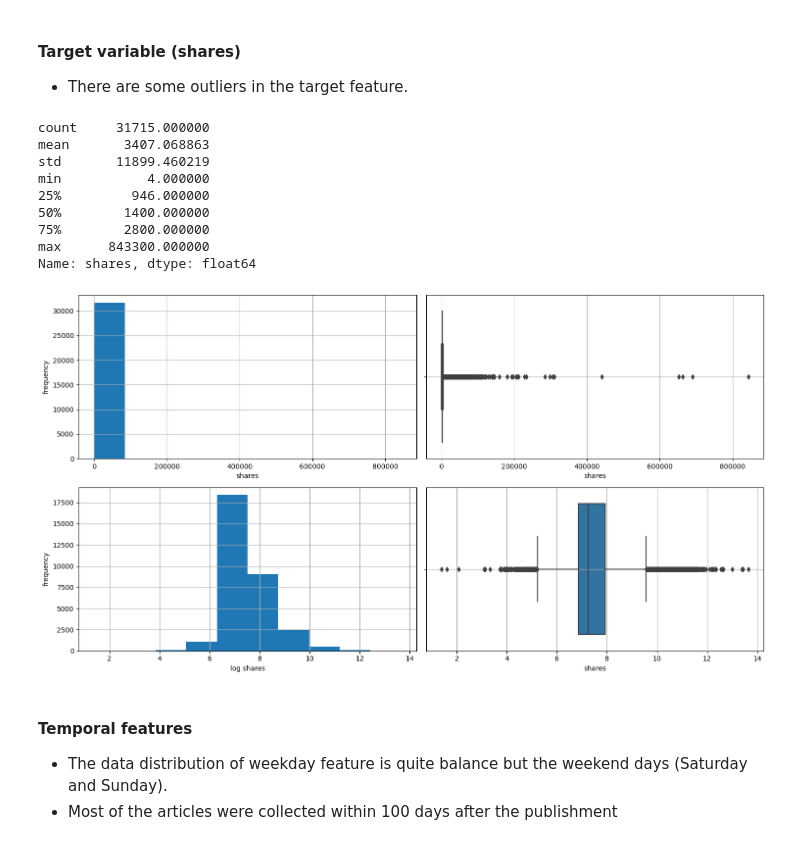
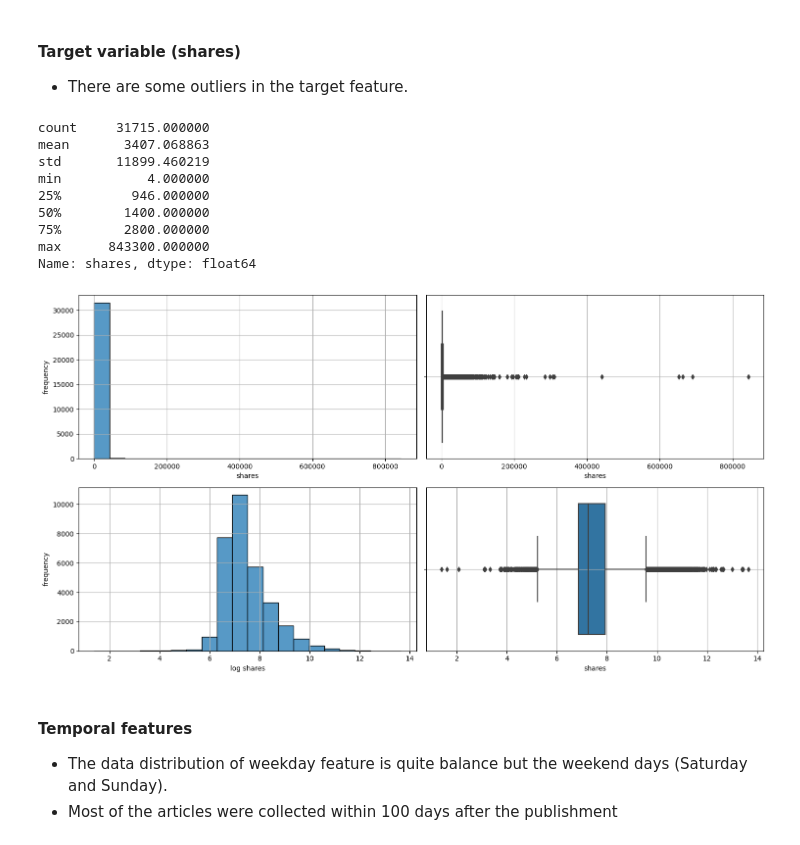
Before and after one commit to lolloberga/predict-shares-online-news, a Jupyter notebook: dataset_exploration.ipynb, the cells around one changed output. Drawn from its saved outputs; the diff is of its cells as text; code cells hidden in the pictures.

```diff
--- a/dataset_exploration.ipynb
+++ b/dataset_exploration.ipynb
@@ -56,34 +56,34 @@ df_dev['shares'].isna().sum()
 # %%
 # Shares features
 print(df_dev['shares'].describe())
 
 fig, ax = plt.subplots(2,2, figsize=(15,8))
-ax[0][0].hist(df_dev['shares'])
+sns.histplot(df_dev['shares'], bins=20, kde=False, ax=ax[0][0])
 ax[0][0].grid()
 ax[0][0].set_xlabel('shares')
 ax[0][0].set_ylabel('frequency')
 sns.boxplot(x=df_dev['shares'], ax=ax[0][1])
 ax[0][1].grid()
 
-ax[1][0].hist(np.log(df_dev['shares']))
+sns.histplot(np.log(df_dev['shares']), bins=20, kde=False, ax=ax[1][0])
 ax[1][0].grid()
 ax[1][0].set_xlabel('log shares')
 ax[1][0].set_ylabel('frequency')
 sns.boxplot(x=np.log(df_dev['shares']), ax=ax[1][1])
 ax[1][1].grid()
 plt.tight_layout()
 plt.show()
 # %% [output]
 count     31715.000000
 mean       3407.068863
 std       11899.460219
 min           4.000000
 25%         946.000000
 50%        1400.000000
 75%        2800.000000
 max      843300.000000
 Name: shares, dtype: float64
-[figure, old version]
+[figure, new version]
 # %% [markdown]
 #### Temporal features
 - The data distribution of weekday feature is quite balance but the weekend days (Saturday and Sunday).
```
Also changed, not shown: parts of 14 cells of this notebook.
